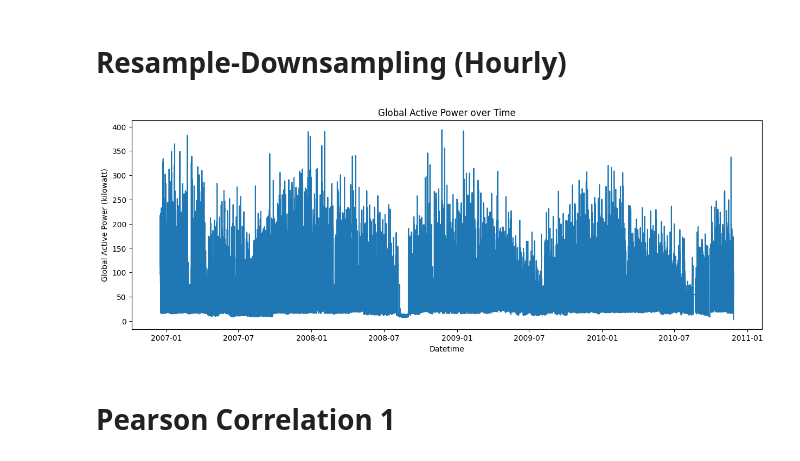
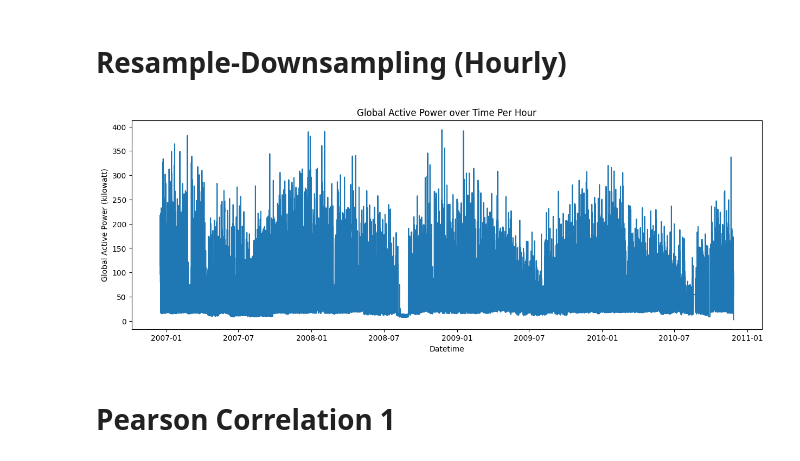
Before and after one commit to Elixirman/my_HYE_Works, a Jupyter notebook: Time_Series_Snippet.ipynb, the cells around one changed output. Cells and saved outputs as stored; diff of their text form; code cells hidden in the pictures.

```diff
--- a/Time_Series_Snippet.ipynb
+++ b/Time_Series_Snippet.ipynb
@@ -467,13 +467,13 @@ Hourly_df = df.resample('H').sum()
 # %%
 # Plot Global Active Power Per Hour over Time
 plt.figure(figsize=(15, 5))
 plt.plot(Hourly_df['Global_active_power'])
-plt.title('Global Active Power over Time')
+plt.title('Global Active Power over Time Per Hour')
 plt.xlabel('Datetime')
 plt.ylabel('Global Active Power (kilowatt)')
 plt.show()
 # %% [output]
-[figure, old version]
+[figure, new version]
 # %% [markdown]
 # Pearson Correlation 1
 # %% [markdown]
```
